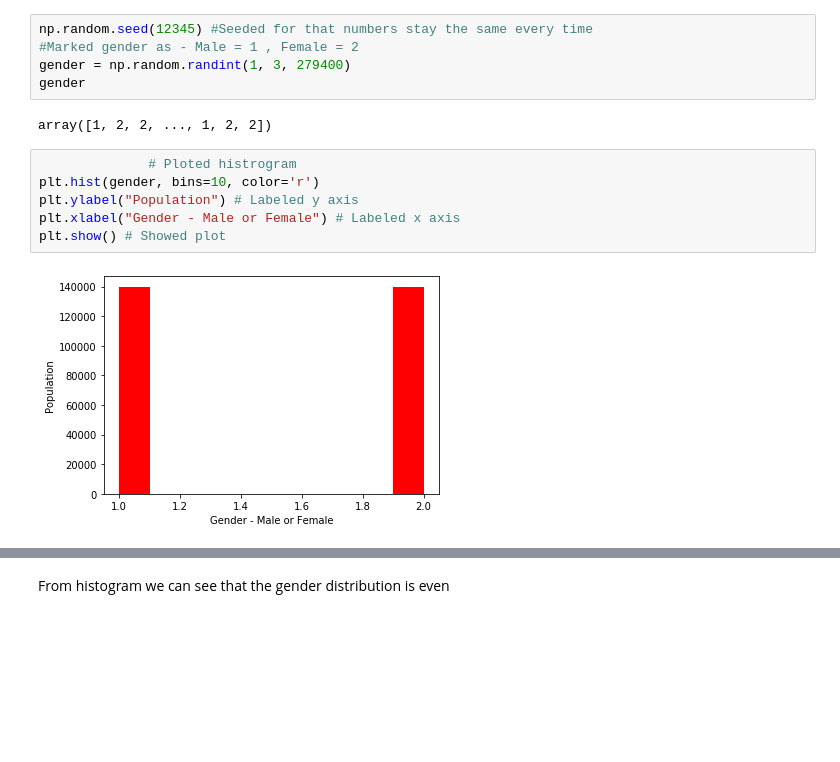
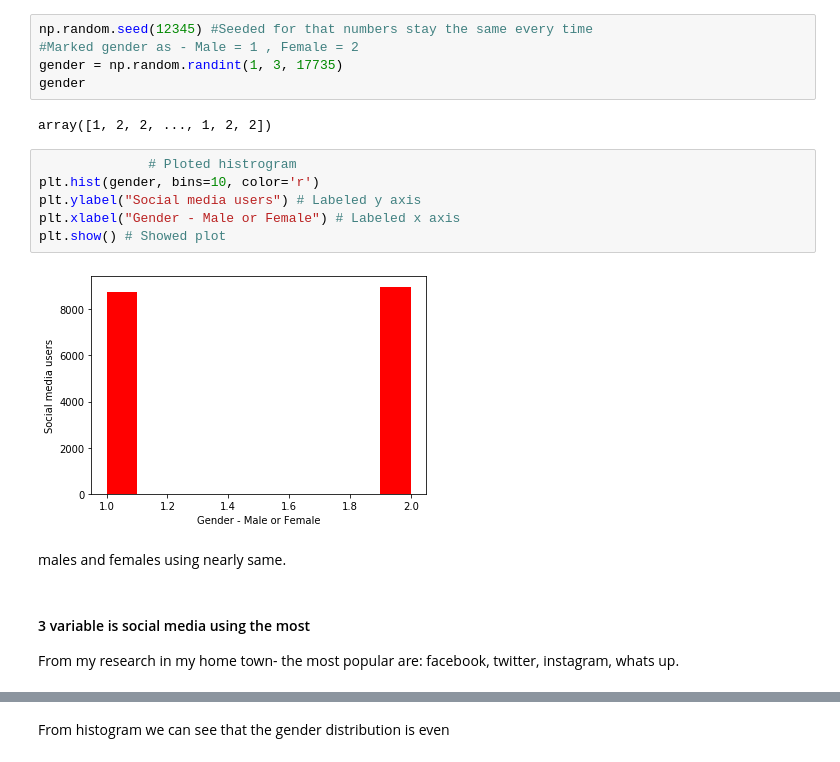
Before and after one commit to rituteval/Programming-DA--PROJECT, a Jupyter notebook: Programming DA- PROJECT.ipynb, the cells around one changed output, grey strips where cells are left out. Saved outputs shown, nothing was run; the diff lists cells and outputs as text; blank space fills up the shorter version.

```diff
--- a/Programming DA- PROJECT.ipynb
+++ b/Programming DA- PROJECT.ipynb
@@ -124,15 +130,20 @@ Gender is also a huge factor to consider when analysing employment behaviour. If
 # %%
 np.random.seed(12345) #Seeded for that numbers stay the same every time
 #Marked gender as - Male = 1 , Female = 2
-gender = np.random.randint(1, 3, 279400)
+gender = np.random.randint(1, 3, 17735)
 gender
 # %% [output]
 array([1, 2, 2, ..., 1, 2, 2])
 # %%
               # Ploted histrogram
 plt.hist(gender, bins=10, color='r')
-plt.ylabel("Population") # Labeled y axis
+plt.ylabel("Social media users") # Labeled y axis
 plt.xlabel("Gender - Male or Female") # Labeled x axis
 plt.show() # Showed plot
 # %% [output]
-[figure, old version]
+[figure, new version]
+# %% [markdown]
+males and females using nearly same.
+# %% [markdown]
+#### 3 variable is social media using the most
+From my research in my home town- the most popular are: facebook, twitter, instagram, whats up.
```
Also changed, not shown: parts of 21 cells of this notebook.
